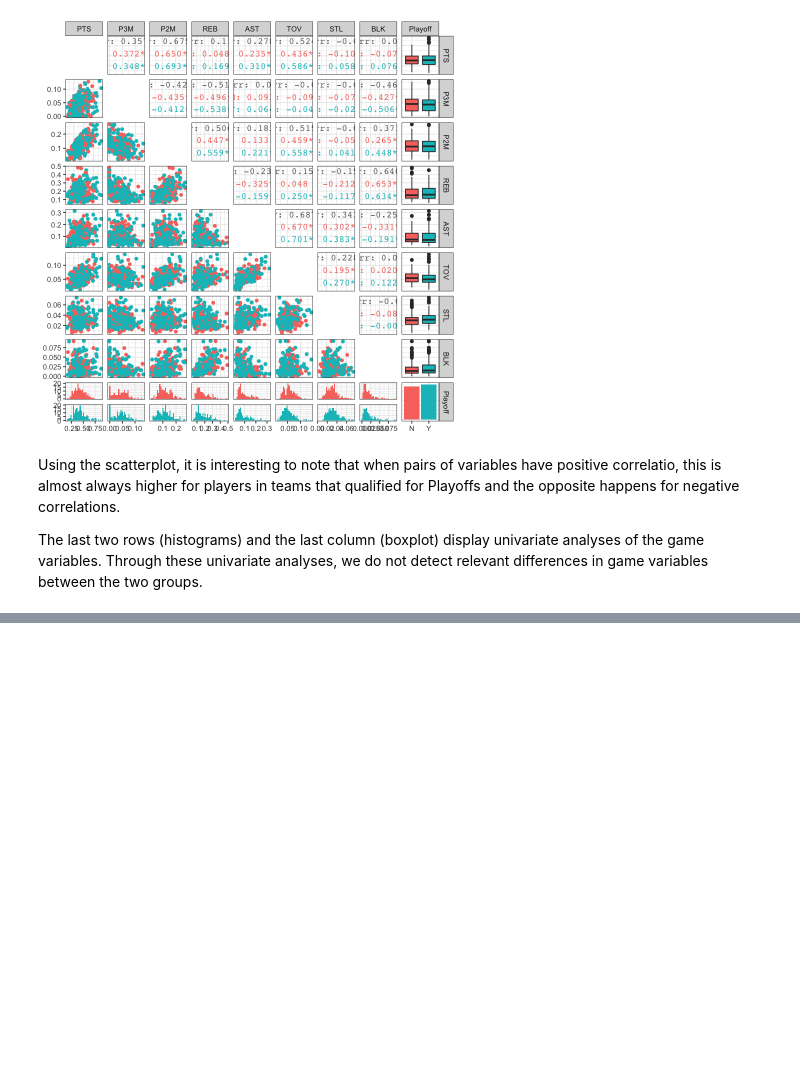
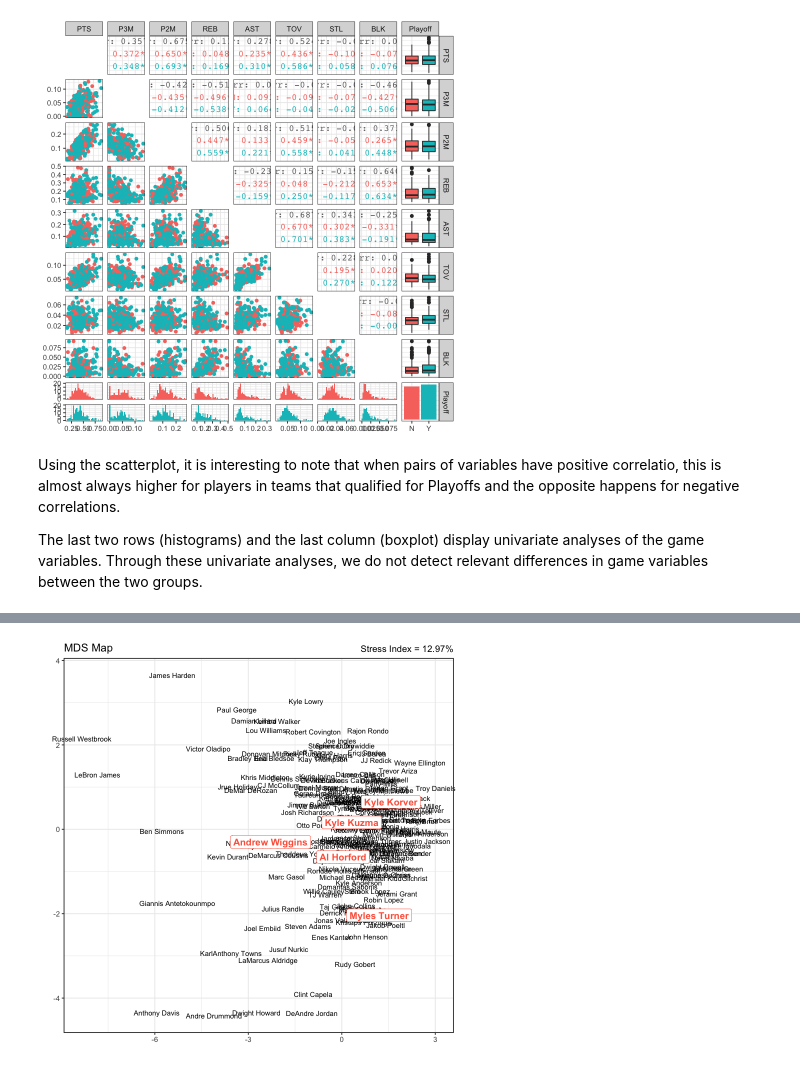
Before and after one commit to rajansawhney/basketball-data-science, a Jupyter notebook: notebooks/02-discovering-patterns-in-data.ipynb, the cells around one changed output, grey strips where cells are left out. Drawn from its saved outputs; the diff is of its cells as text; code cells hidden in the pictures; blank space fills up the shorter version.

```diff
--- a/notebooks/02-discovering-patterns-in-data.ipynb
+++ b/notebooks/02-discovering-patterns-in-data.ipynb
@@ -537,0 +615,8 @@ The last two rows (histograms) and the last column (boxplot) display univariate
+# %%
+selp <- which(id=='Al Horford' | id=='Kyle Korver' |
+              id=='Myles Turner' | id=='Kyle Kuzma' |
+              id=='Andrew Wiggins')
+# %%
+plot(mds, labels=id, subset=selp, col.subset='tomato')
+# %% [output]
+[figure, added]
```
Also changed, not shown: parts of 20 cells of this notebook.
